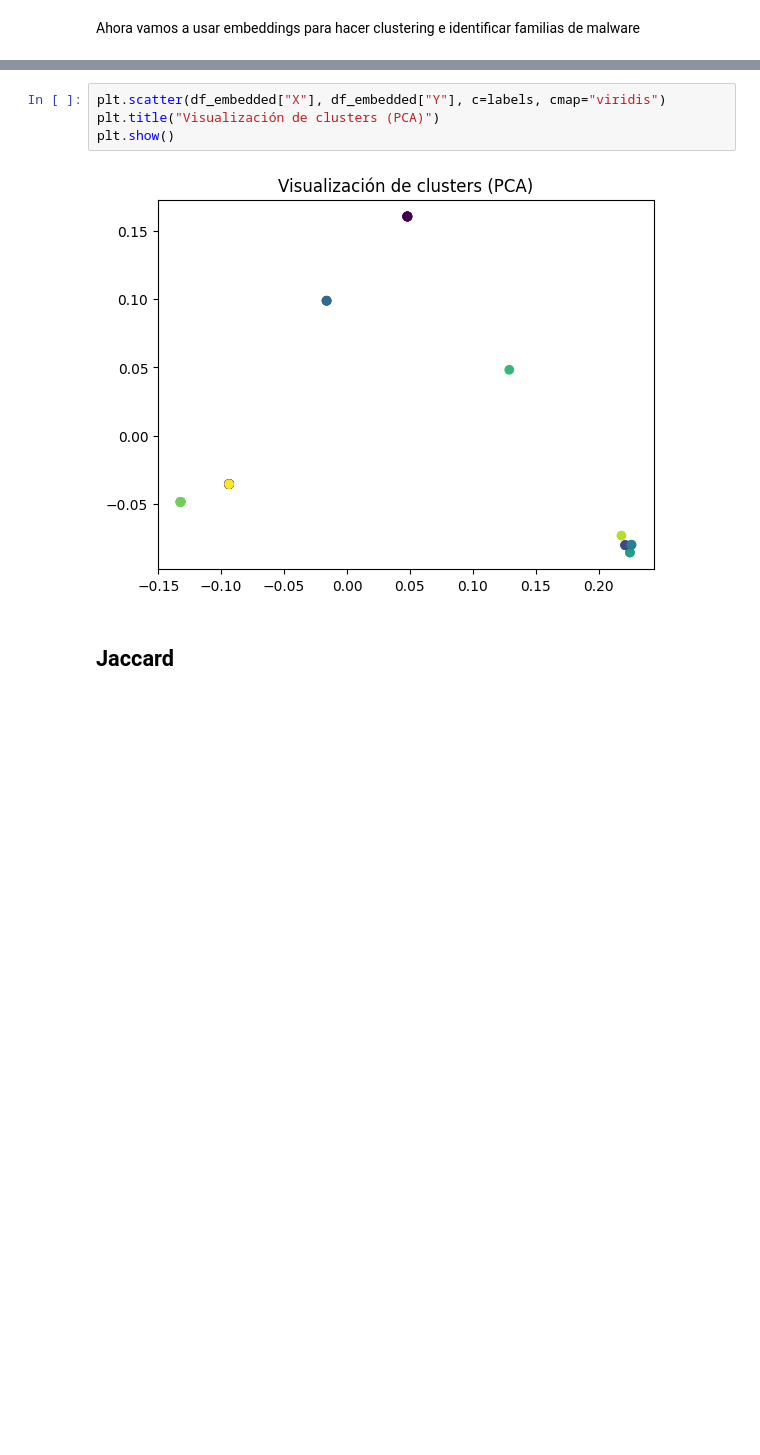
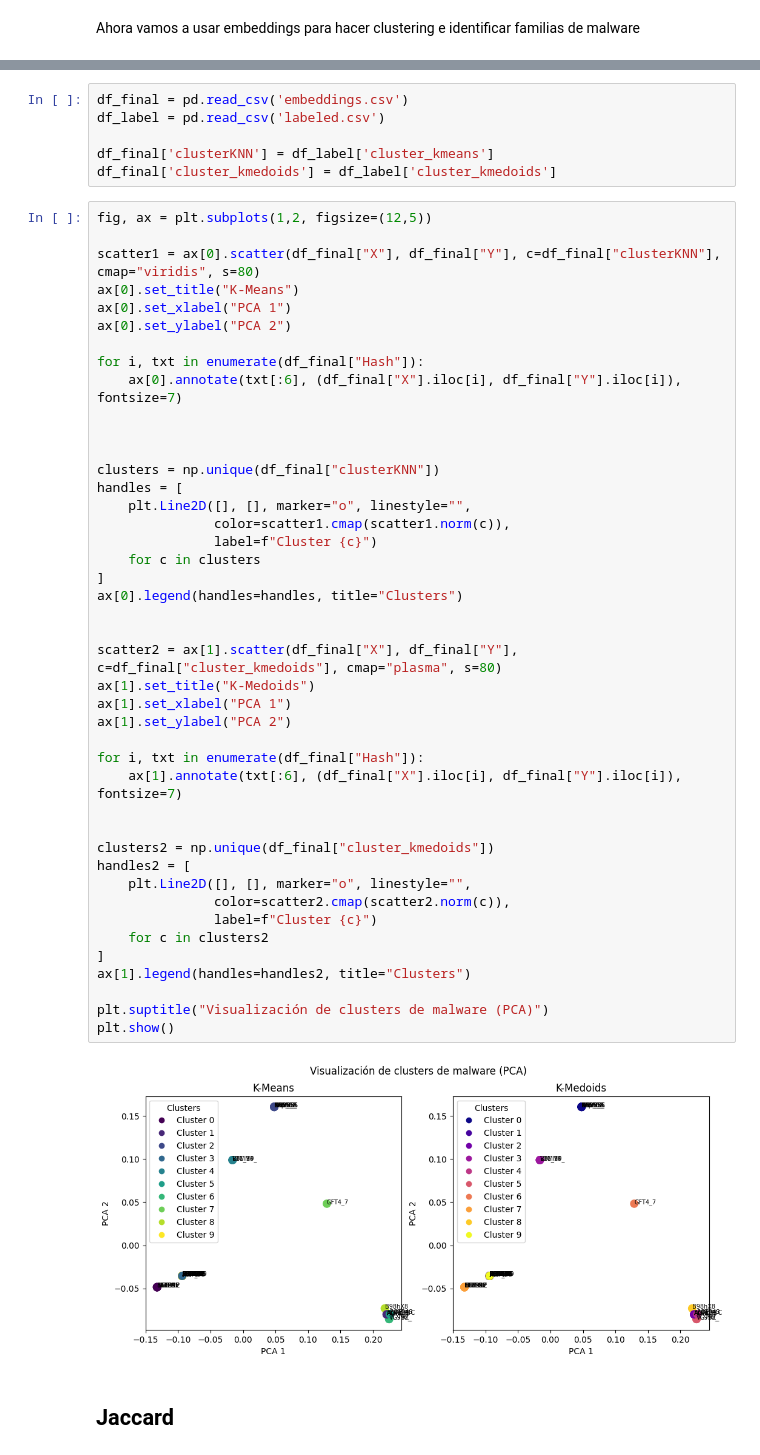
Before and after one commit to PedroPabloGuzmanMayen/Lab3__SDS, a Jupyter notebook: lab3.ipynb, the cells around one changed output, grey strips where cells are left out. Drawn from its saved outputs; the diff is of its cells as text; blank space fills up the shorter version.

```diff
--- a/lab3.ipynb
+++ b/lab3.ipynb
@@ -499,9 +534,54 @@ df_embedded.to_csv('embeddings.csv')
+# %%
+df_final = pd.read_csv('embeddings.csv')
+df_label = pd.read_csv('labeled.csv')
+
+df_final['clusterKNN'] = df_label['cluster_kmeans']
+df_final['cluster_kmedoids'] = df_label['cluster_kmedoids']
 # %%
-plt.scatter(df_embedded["X"], df_embedded["Y"], c=labels, cmap="viridis")
-plt.title("Visualización de clusters (PCA)")
+fig, ax = plt.subplots(1,2, figsize=(12,5))
+
+scatter1 = ax[0].scatter(df_final["X"], df_final["Y"], c=df_final["clusterKNN"], cmap="viridis", s=80)
+ax[0].set_title("K-Means")
+ax[0].set_xlabel("PCA 1")
+ax[0].set_ylabel("PCA 2")
+
+for i, txt in enumerate(df_final["Hash"]):
+    ax[0].annotate(txt[:6], (df_final["X"].iloc[i], df_final["Y"].iloc[i]), fontsize=7)
+
+
+
+clusters = np.unique(df_final["clusterKNN"])
+handles = [
+    plt.Line2D([], [], marker="o", linestyle="",
+               color=scatter1.cmap(scatter1.norm(c)),
+               label=f"Cluster {c}")
+    for c in clusters
+]
+ax[0].legend(handles=handles, title="Clusters")
+
+
+scatter2 = ax[1].scatter(df_final["X"], df_final["Y"], c=df_final["cluster_kmedoids"], cmap="plasma", s=80)
+ax[1].set_title("K-Medoids")
+ax[1].set_xlabel("PCA 1")
+ax[1].set_ylabel("PCA 2")
+
+for i, txt in enumerate(df_final["Hash"]):
+    ax[1].annotate(txt[:6], (df_final["X"].iloc[i], df_final["Y"].iloc[i]), fontsize=7)
+
+
+clusters2 = np.unique(df_final["cluster_kmedoids"])
+handles2 = [
+    plt.Line2D([], [], marker="o", linestyle="",
+               color=scatter2.cmap(scatter2.norm(c)),
+               label=f"Cluster {c}")
+    for c in clusters2
+]
+ax[1].legend(handles=handles2, title="Clusters")
+
+plt.suptitle("Visualización de clusters de malware (PCA)")
 plt.show()
 # %% [output]
-[figure, old version]
+[figure, new version]
 # %% [markdown]
 ## Jaccard
 # %%
```
Also changed, not shown: parts of 7 cells of this notebook, 7 other files.
